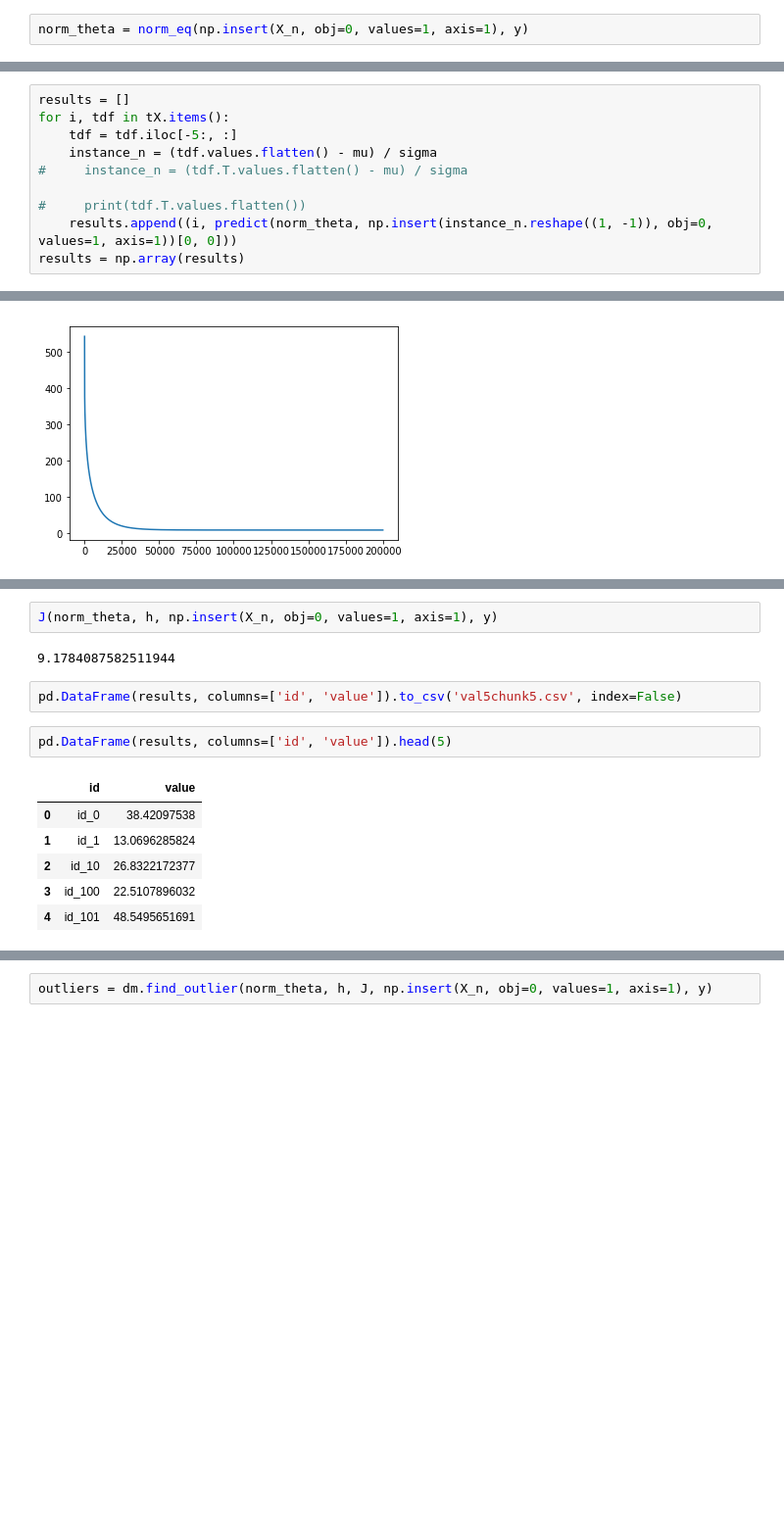
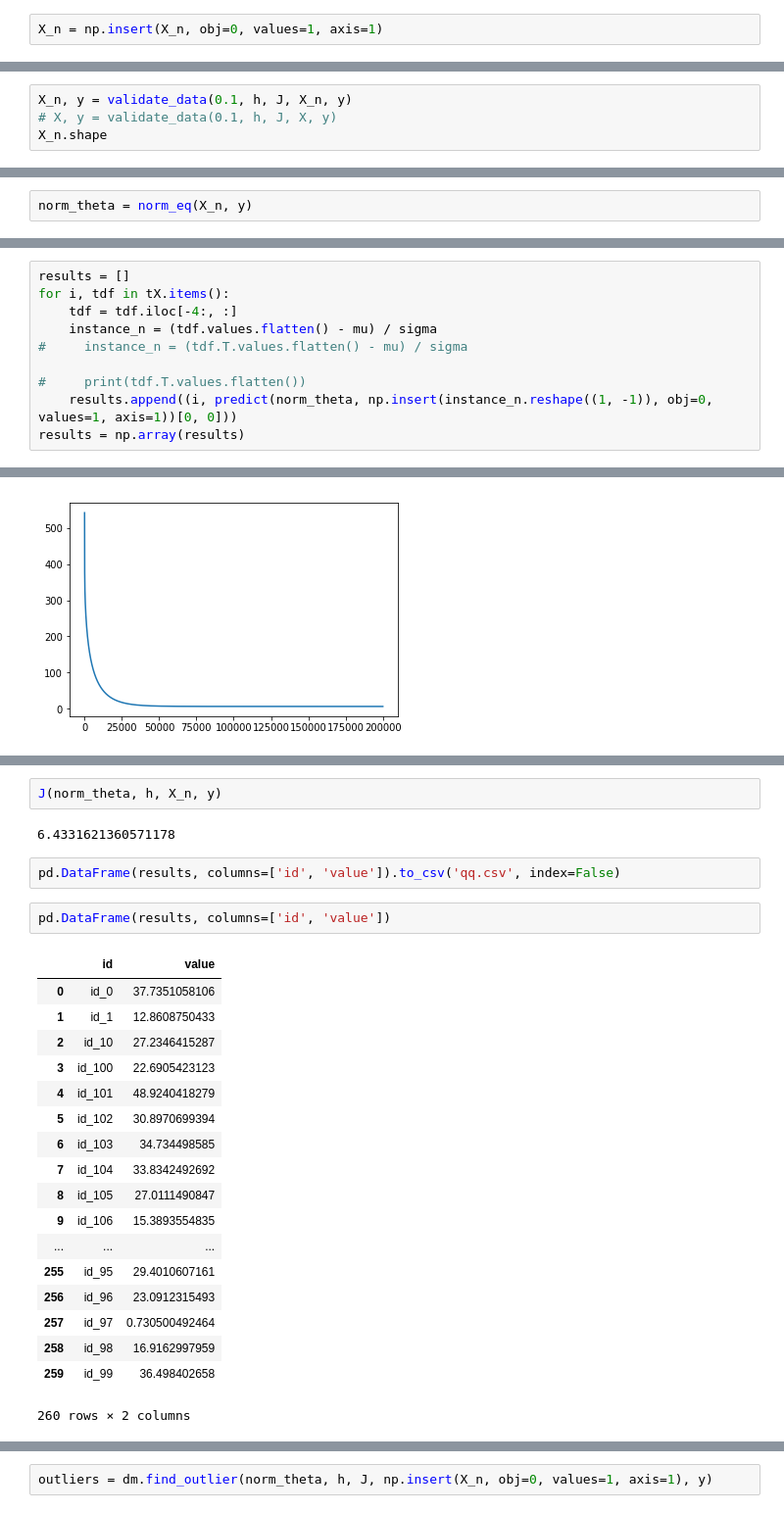
Before and after one commit to cigarbeer/ML2018SPRING, a Jupyter notebook: hw1/hw1.ipynb, the cells around one changed output, grey strips where cells are left out. Shown at 98% size. Saved outputs shown, nothing was run; the diff lists cells and outputs as text; blank space fills up the shorter version.

```diff
--- a/hw1/hw1.ipynb
+++ b/hw1/hw1.ipynb
@@ -196,4 +199,4 @@ X.shape
 # %%
 X_n, mu, sigma = normalize_data(X)
 # %%
-norm_theta = norm_eq(np.insert(X_n, obj=0, values=1, axis=1), y)
+X_n = np.insert(X_n, obj=0, values=1, axis=1)
@@ -199,0 +208,4 @@ norm_theta = norm_eq(np.insert(X_n, obj=0, values=1, axis=1), y)
+# %%
+X_n, y = validate_data(0.1, h, J, X_n, y)
+# X, y = validate_data(0.1, h, J, X, y)
+X_n.shape
@@ -200,3 +221,5 @@ norm_theta = norm_eq(np.insert(X_n, obj=0, values=1, axis=1), y)
+# %%
+norm_theta = norm_eq(X_n, y)
 # %%
 dm.read_testing_data('./test.csv')
 # %%
@@ -223,7 +248,7 @@ array([ 9.17878603])
 # %%
 results = []
 for i, tdf in tX.items():
-    tdf = tdf.iloc[-5:, :]
+    tdf = tdf.iloc[-4:, :]
     instance_n = (tdf.values.flatten() - mu) / sigma
 #     instance_n = (tdf.T.values.flatten() - mu) / sigma
 
@@ -272,18 +293,30 @@ J(theta, h, np.insert(X_n, obj=0, values=1, axis=1), y)
 # %%
-J(norm_theta, h, np.insert(X_n, obj=0, values=1, axis=1), y)
+J(norm_theta, h, X_n, y)
 # %% [output]
-9.1784087582511944
+6.4331621360571178
 # %%
-pd.DataFrame(results, columns=['id', 'value']).to_csv('val5chunk5.csv', index=False)
+pd.DataFrame(results, columns=['id', 'value']).to_csv('qq.csv', index=False)
 # %%
-pd.DataFrame(results, columns=['id', 'value']).head(5)
+pd.DataFrame(results, columns=['id', 'value'])
 # %% [output]
 |  | id | value |
-| 0 | id_0 | 38.42097538 |
-| 1 | id_1 | 13.0696285824 |
-| 2 | id_10 | 26.8322172377 |
-| 3 | id_100 | 22.5107896032 |
-| 4 | id_101 | 48.5495651691 |
+| 0 | id_0 | 37.7351058106 |
+| 1 | id_1 | 12.8608750433 |
+| 2 | id_10 | 27.2346415287 |
+| 3 | id_100 | 22.6905423123 |
+| 4 | id_101 | 48.9240418279 |
+| 5 | id_102 | 30.8970699394 |
+| 6 | id_103 | 34.734498585 |
+| 7 | id_104 | 33.8342492692 |
+| 8 | id_105 | 27.0111490847 |
+| 9 | id_106 | 15.3893554835 |
+| ... | ... | ... |
+| 255 | id_95 | 29.4010607161 |
+| 256 | id_96 | 23.0912315493 |
+| 257 | id_97 | 0.730500492464 |
+| 258 | id_98 | 16.9162997959 |
+| 259 | id_99 | 36.498402658 |
+260 rows × 2 columns
 # %%
 X.shape
 # y.shape
```
Also changed, not shown: parts of 24 cells of this notebook, 6 other files.
